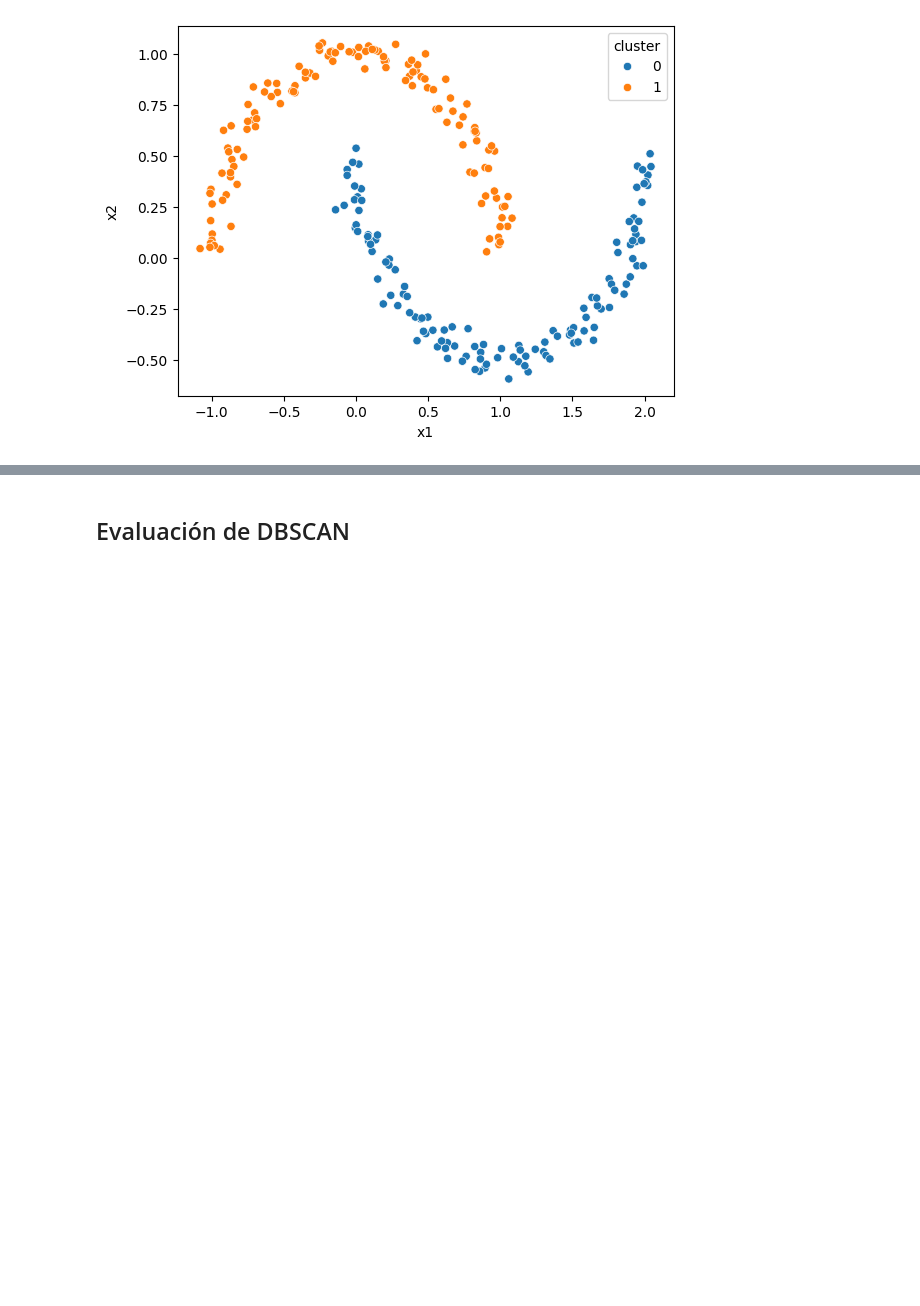
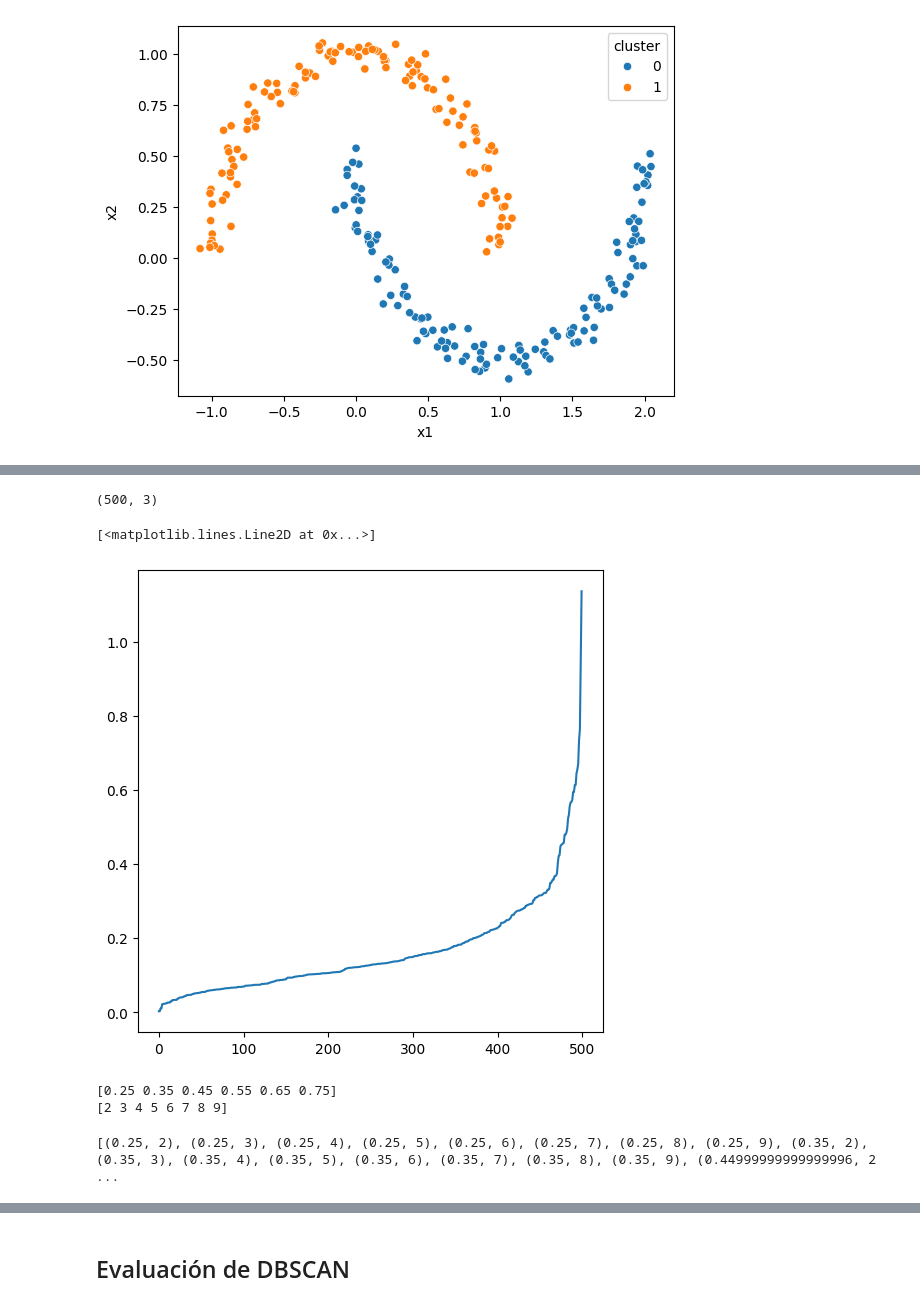
Before and after one commit to electrojam/Curso-de-Clustering-con-Python-y-scikit-learn, a Jupyter notebook: dbscan.ipynb, the cells around one changed output, grey strips where cells are left out. Cells and saved outputs as stored; diff of their text form; code cells hidden in the pictures; blank space fills up the shorter version.

Commit message:
Hallando hiperparámetros espsilo, min_samples para DBSCAN

```diff
--- a/dbscan.ipynb
+++ b/dbscan.ipynb
@@ -119,0 +123,6 @@ plt.show()
+# %%
+neighbors = NearestNeighbors(n_neighbors=3) # definimos objeto con función NearestNeighbors, con parámetro n_neighbors, diciéndole con cuantos vecinos mediremos la distancia
+# Una regla para definir el número n_neighbors es multibipliar por 2 las dimensiones del data frame X 2x2 = 4, se escoge 3
+
+neighbors_fit = neighbors.fit(X) # entrenamos el df X a través del objeto que tiene NearesNeighbors y guardadmos en variable
+distances, indices = neighbors_fit.kneighbors(X) #Ahora obtenenmos las distancias y los índices de los 3 nearestneighbors = vecinos más cercanos y sus distancias.
@@ -119,0 +139,19 @@ plt.show()
+# %%
+distances.shape
+# %% [output]
+(500, 3)
+# %%
+distances = np.sort(distances, axis=0)  # ordenamos distances por filas, de manera ascendente
+distances = distances[:,1] # obtenemos las distancias de la primera columna, es decir de los más cercano
+
+fig = plt.figure(figsize=(6,6))
+plt.plot(distances)
+
+# la grafica resultante tiene forma de rodilla y se tienen en cuenta los valores en la rodilla
+# estos son los valores que vamos a iterar para nuestro epsilon (radio)
+# para obtener un promedio o una gráfica aproximada de las distancias que tienen todos los puntos entre sí de sus vecino más cercanos
+# porque con esto tendremos una idea de cual es ese epsilon que deberíamos configurar
+# teniendo esto claro vamos a pasar a iterar sobre el epsilon y el  mínimo de vecinos válidos para el DBSCAN
+# %% [output]
+[<matplotlib.lines.Line2D at 0x...>]
+[figure, added]
@@ -119,0 +162,6 @@ plt.show()
+# %%
+print(eps_values)
+print(min_samples)
+# %% [output]
+[0.25 0.35 0.45 0.55 0.65 0.75]
+[2 3 4 5 6 7 8 9]
@@ -119,0 +171,5 @@ plt.show()
+# %%
+print(list(product(eps_values, min_samples)))
+dbscan_params = list(product(eps_values, min_samples))
+# %% [output]
+[(0.25, 2), (0.25, 3), (0.25, 4), (0.25, 5), (0.25, 6), (0.25, 7), (0.25, 8), (0.25, 9), (0.35, 2), (0.35, 3), (0.35, 4), (0.35, 5), (0.35, 6), (0.35, 7), (0.35, 8), (0.35, 9), (0.44999999999999996, 2 ...
```
Also changed, not shown: parts of 15 cells of this notebook.
